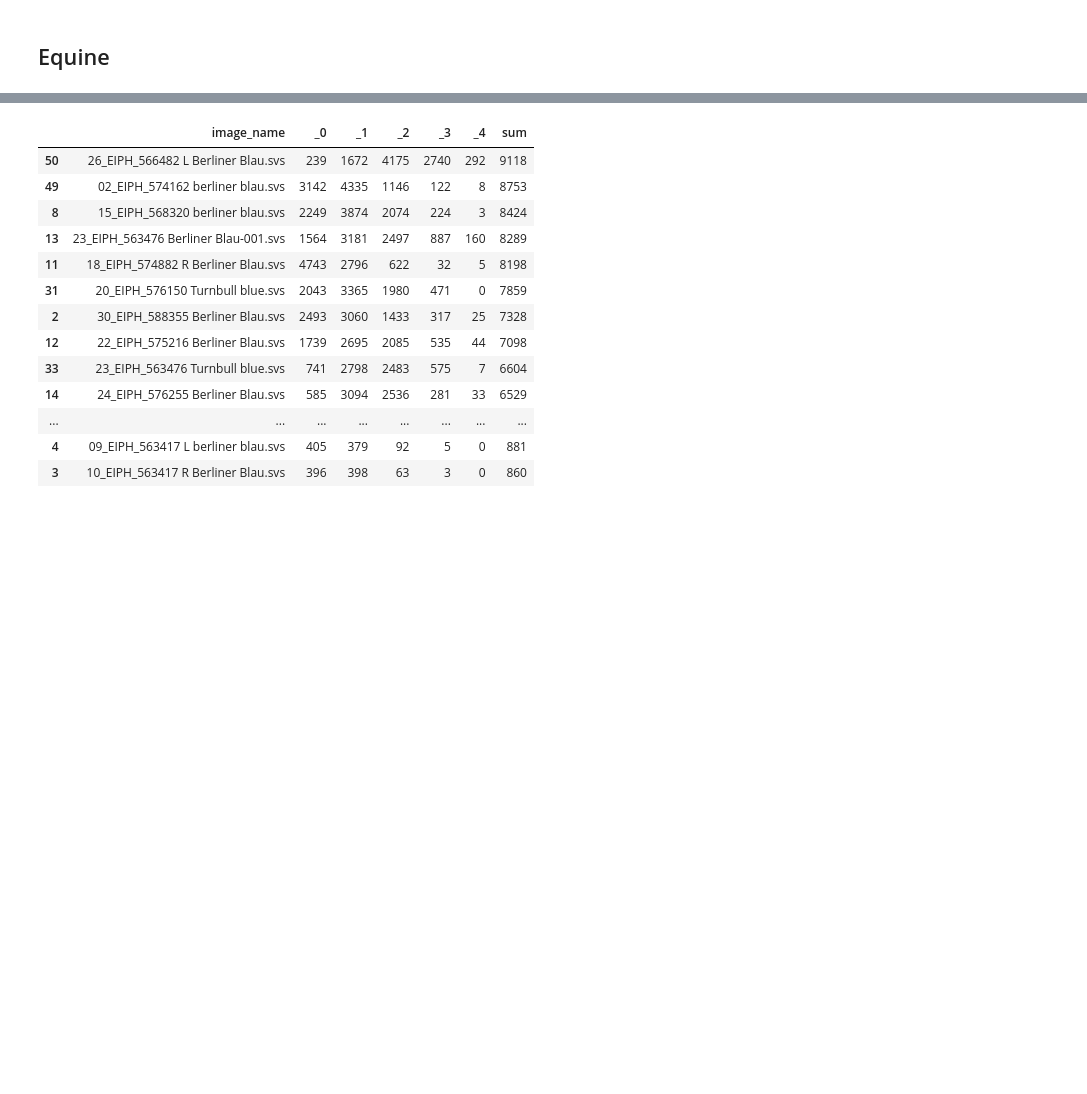
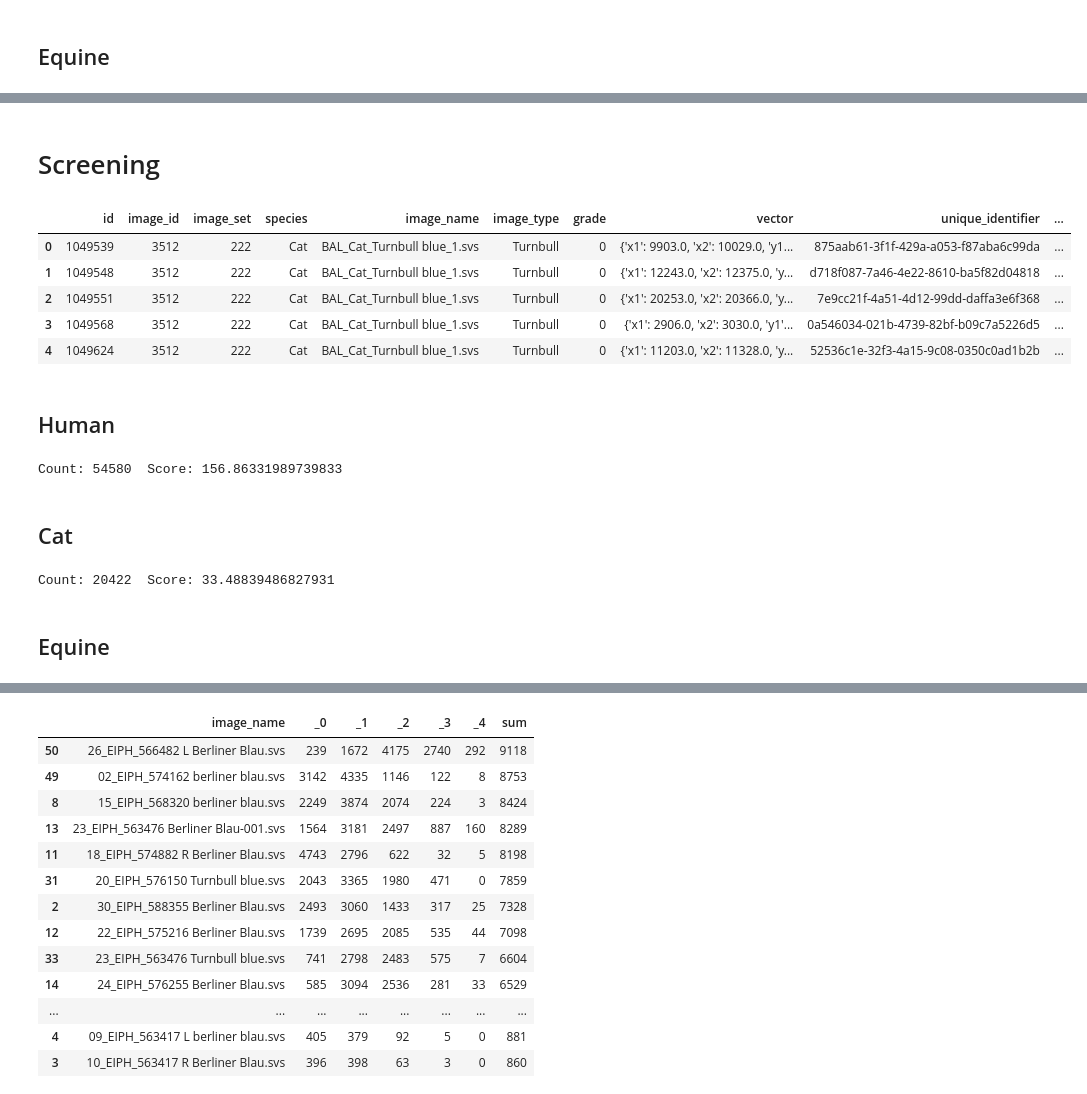
Before and after one commit to ChristianMarzahl/EIPH_WSI, a Jupyter notebook: SDATA/Statistics/GlobalStats.ipynb, the cells around one changed output, grey strips where cells are left out. Cells and saved outputs as stored; diff of their text form; code cells hidden in the pictures; blank space fills up the shorter version.

```diff
--- a/SDATA/Statistics/GlobalStats.ipynb
+++ b/SDATA/Statistics/GlobalStats.ipynb
@@ -92,0 +92,36 @@ data.sort_values(by=['sum'], ascending=False)
+# %% [markdown]
+# Screening
+# %%
+v_cat_screening = pd.read_pickle(f"EIPH_Cat_SDATA_Screening_Annotations.pkl")
+v_human_screening = pd.read_pickle(f"EIPH_Human_SDATA_Screening_Annotations.pkl")
+v_sdata_screening = pd.read_pickle(f"EIPH_Equine_SDATA_Screening_Annotations.pkl")
+v_srep_screening = pd.read_pickle(f"EIPH_SREP_Screening_Annotations.pkl")
+
+# EIPH_Annotations.pkl
+screening_annotations = pd.concat([v_cat_screening, v_human_screening, v_sdata_screening, v_srep_screening])
+screening_annotations.head()
+# %% [output]
+|  | id | image_id | image_set | species | image_name | image_type | grade | vector | unique_identifier | ... |
+| 0 | 1049539 | 3512 | 222 | Cat | BAL_Cat_Turnbull blue_1.svs | Turnbull | 0 | {'x1': 9903.0, 'x2': 10029.0, 'y1... | 875aab61-3f1f-429a-a053-f87aba6c99da | ... |
+| 1 | 1049548 | 3512 | 222 | Cat | BAL_Cat_Turnbull blue_1.svs | Turnbull | 0 | {'x1': 12243.0, 'x2': 12375.0, 'y... | d718f087-7a46-4e22-8610-ba5f82d04818 | ... |
+| 2 | 1049551 | 3512 | 222 | Cat | BAL_Cat_Turnbull blue_1.svs | Turnbull | 0 | {'x1': 20253.0, 'x2': 20366.0, 'y... | 7e9cc21f-4a51-4d12-99dd-daffa3e6f368 | ... |
+| 3 | 1049568 | 3512 | 222 | Cat | BAL_Cat_Turnbull blue_1.svs | Turnbull | 0 | {'x1': 2906.0, 'x2': 3030.0, 'y1'... | 0a546034-021b-4739-82bf-b09c7a5226d5 | ... |
+| 4 | 1049624 | 3512 | 222 | Cat | BAL_Cat_Turnbull blue_1.svs | Turnbull | 0 | {'x1': 11203.0, 'x2': 11328.0, 'y... | 52536c1e-32f3-4a15-9c08-0350c0ad1b2b | ... |
+# %% [markdown]
+## Human
+# %%
+v_human_screening = v_human_screening[v_human_screening["species"]=="Human"]
+
+print("Count: {}  Score: {}".format(len(v_human_screening), v_human_screening["grade"].mean()*100))
+# %% [output]
+Count: 54580  Score: 156.86331989739833
+# %% [markdown]
+## Cat
+# %%
+v_cat_screening = v_cat_screening[v_cat_screening["species"]=="Cat"]
+
+print("Count: {}  Score: {}".format(len(v_cat_screening), v_cat_screening["grade"].mean()*100))
+# %% [output]
+Count: 20422  Score: 33.48839486827931
+# %% [markdown]
+## Equine
```
Also changed, not shown: parts of 40 cells of this notebook, 1 other file.
